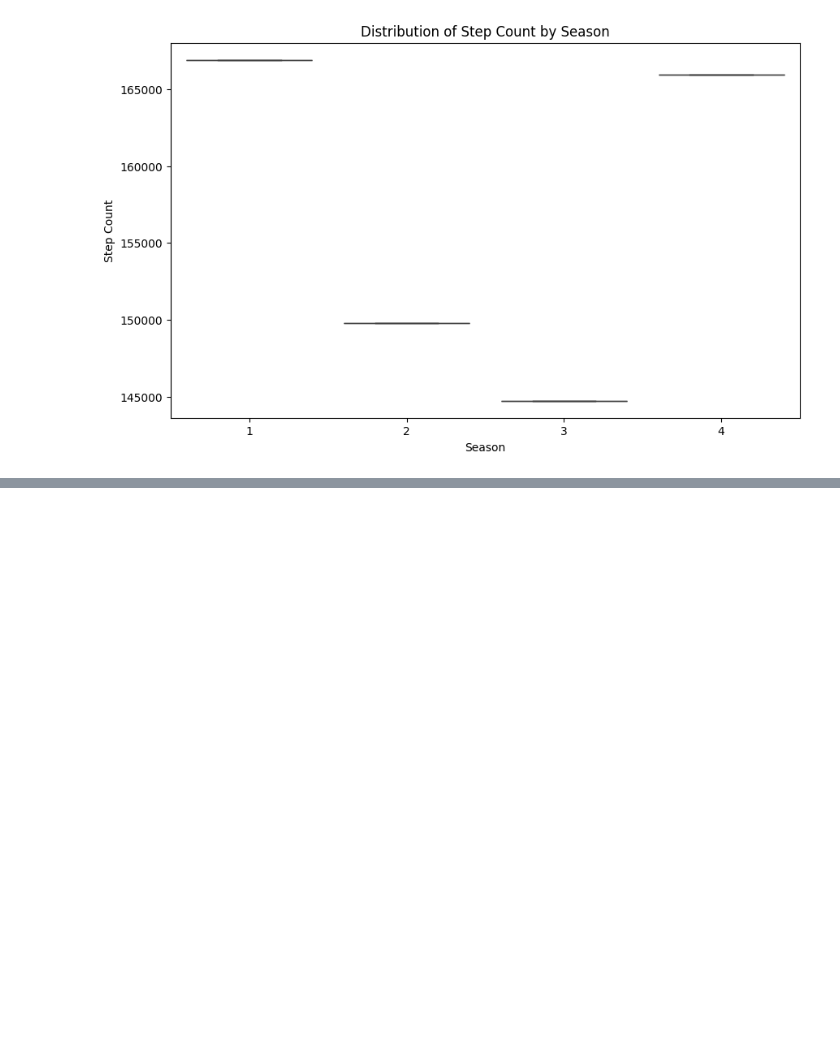
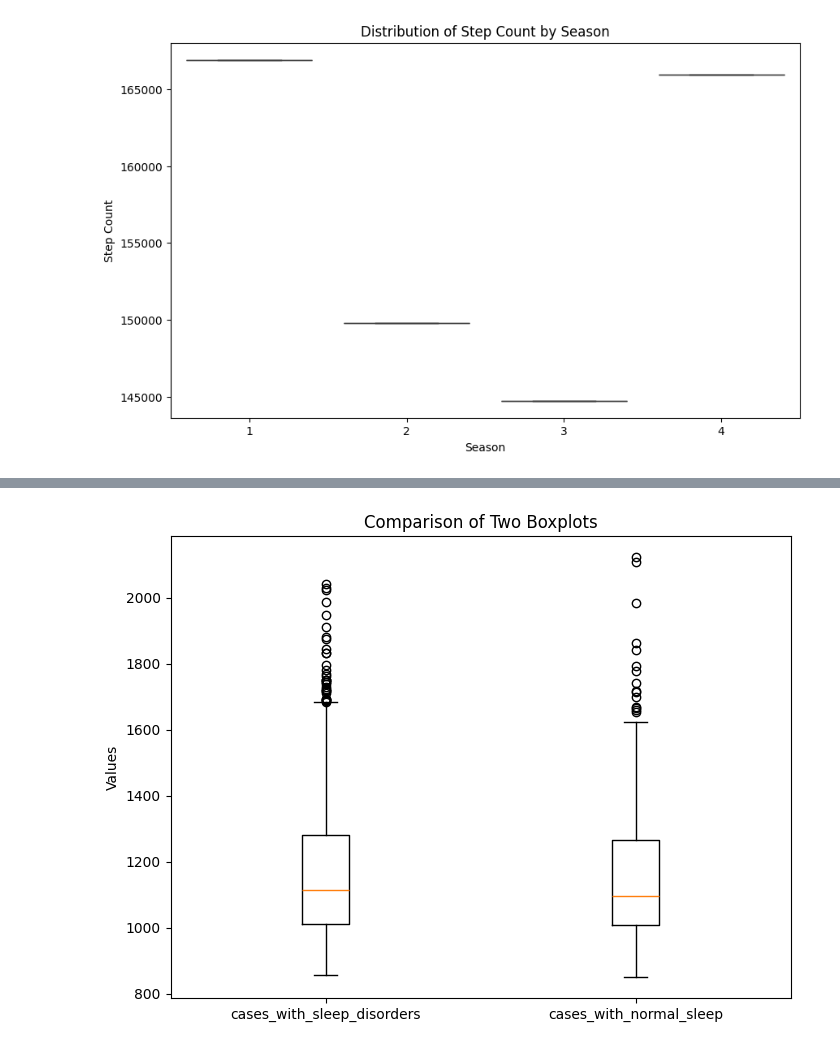
Before and after one commit to amyazdan/QBCAI-First-Project-G3, a Jupyter notebook: notebooks/01_Statistical_Analysis_Internet.ipynb, the cells around one changed output, grey strips where cells are left out. Saved outputs shown, nothing was run; the diff lists cells and outputs as text; code cells hidden in the pictures; blank space fills up the shorter version.

```diff
--- a/notebooks/01_Statistical_Analysis_Internet.ipynb
+++ b/notebooks/01_Statistical_Analysis_Internet.ipynb
@@ -230,0 +237,31 @@ Passing `palette` without assigning `hue` is deprecated and will be removed in v
+# %%
+bmr_disorders_df = pd.DataFrame(bmr_disorders)
+bmr_normal_df = pd.DataFrame(bmr_normal)
+# %%
+# outliers handling using IsolationForest
+iso_forest = IsolationForest(
+    n_estimators=100,
+    contamination=0.01,
+    random_state=42,
+    max_samples=0.7
+)
+feature_column = bmr_disorders_df[['BIA-BIA_BMR']]
+bmr_disorders_df['outliers'] = iso_forest.fit_predict(feature_column)
+
+feature_column = bmr_normal_df[['BIA-BIA_BMR']]
+bmr_normal_df['outliers'] = iso_forest.fit_predict(feature_column)
+
+# -1 indicates an outlier, 1 indicates an inlier
+# %%
+bmr_disorders_df_mv_handled = bmr_disorders_df[bmr_disorders_df['outliers'] == 1] # 11 outliers filtered
+bmr_normal_df_mv_handled = bmr_normal_df[bmr_normal_df['outliers'] == 1] # 6 outliers filtered
+# %%
+plt.figure(figsize=(8, 6))
+plt.boxplot([bmr_disorders_df_mv_handled['BIA-BIA_BMR'], bmr_normal_df_mv_handled['BIA-BIA_BMR']], labels=['cases_with_sleep_disorders', 'cases_with_normal_sleep'])
+
+plt.title("Comparison of Two Boxplots")
+plt.ylabel("Values")
+
+plt.show()
+# %% [output]
+[figure, added]
```
Also changed, not shown: parts of 31 cells of this notebook, 3 other files.
